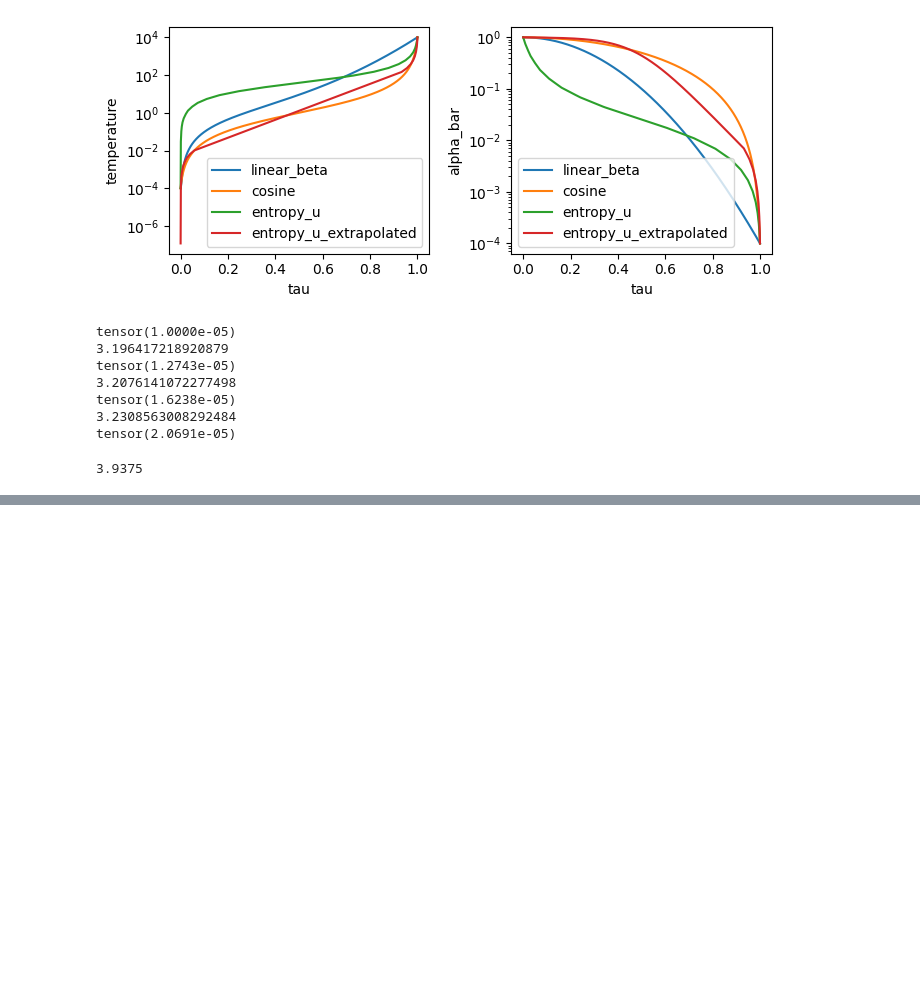
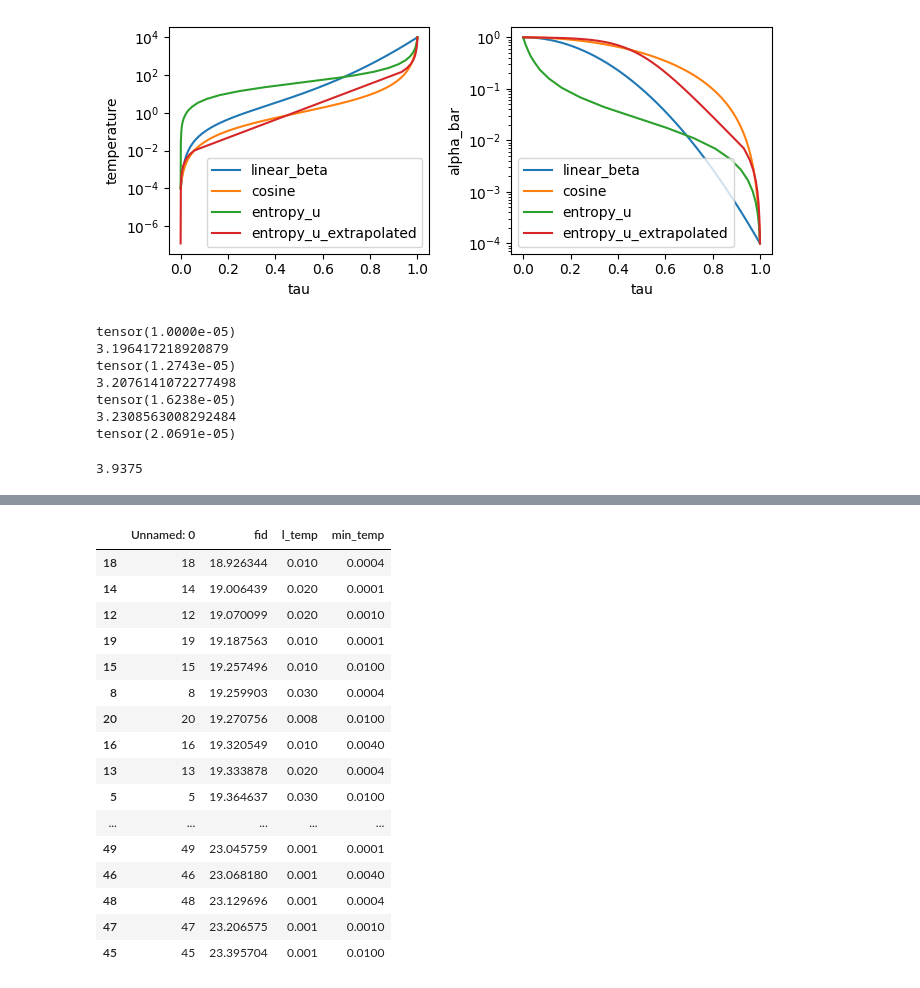
Before and after one commit to antoniibelyshev/physics-of-diffusion-models, a Jupyter notebook: compare_schedules.ipynb, the cells around one changed output, grey strips where cells are left out. Cells and saved outputs as stored; diff of their text form; code cells hidden in the pictures; blank space fills up the shorter version.

```diff
--- a/compare_schedules.ipynb
+++ b/compare_schedules.ipynb
@@ -122,0 +240,21 @@ tensor(2.0691e-05)
+# %%
+linear_middle = pd.read_csv("results/cifar10_train_fid.csv")
+linear_middle.sort_values("fid")
+# %% [output]
+|  | Unnamed: 0 | fid | l_temp | min_temp |
+| 18 | 18 | 18.926344 | 0.010 | 0.0004 |
+| 14 | 14 | 19.006439 | 0.020 | 0.0001 |
+| 12 | 12 | 19.070099 | 0.020 | 0.0010 |
+| 19 | 19 | 19.187563 | 0.010 | 0.0001 |
+| 15 | 15 | 19.257496 | 0.010 | 0.0100 |
+| 8 | 8 | 19.259903 | 0.030 | 0.0004 |
+| 20 | 20 | 19.270756 | 0.008 | 0.0100 |
+| 16 | 16 | 19.320549 | 0.010 | 0.0040 |
+| 13 | 13 | 19.333878 | 0.020 | 0.0004 |
+| 5 | 5 | 19.364637 | 0.030 | 0.0100 |
+| ... | ... | ... | ... | ... |
+| 49 | 49 | 23.045759 | 0.001 | 0.0001 |
+| 46 | 46 | 23.068180 | 0.001 | 0.0040 |
+| 48 | 48 | 23.129696 | 0.001 | 0.0004 |
+| 47 | 47 | 23.206575 | 0.001 | 0.0010 |
+| 45 | 45 | 23.395704 | 0.001 | 0.0100 |
```
Also changed, not shown: parts of 4 cells of this notebook, 4 other files.
